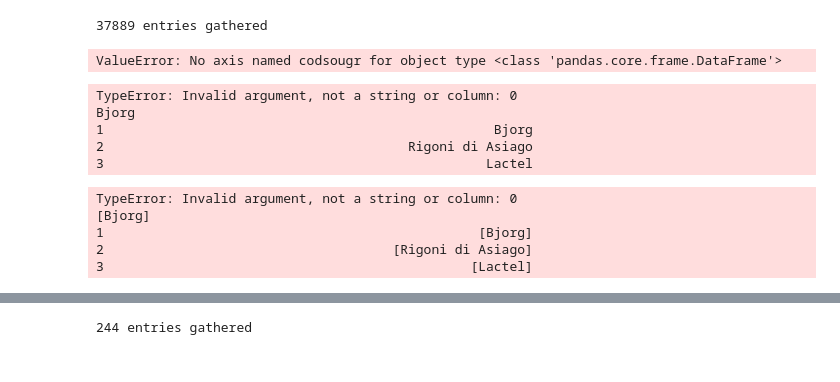
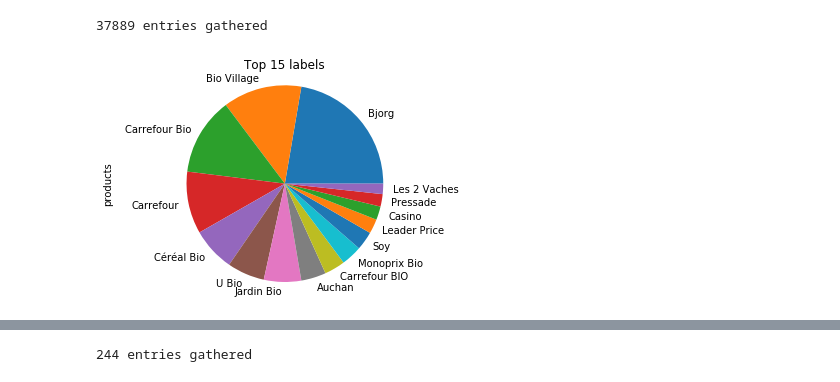
Before and after one commit to KingOfCola/ADAX-project, a Jupyter notebook: project/notebook/projectTests.ipynb, the cells around one changed output, grey strips where cells are left out. Drawn from its saved outputs; the diff is of its cells as text; code cells hidden in the pictures.

Commit message:
format and plot functions

```diff
--- a/project/notebook/projectTests.ipynb
+++ b/project/notebook/projectTests.ipynb
@@ -198,30 +215,15 @@ plt.show()
 organicBrandsDf = getOFFDataFrameDict({"tagtype_0": "labels", "tag_contains_0": "contains","tag_0": "organic"})
 # %% [output]
 37889 entries gathered
-# %%
-dfNomenclature.groupby("codgr", "sougr").agg({"libgr": "max", "libgr": "max"})
-# %% [output]
-ValueError: No axis named codsougr for object type <class 'pandas.core.frame.DataFrame'>
 # %%
-organicBrand =
-organicBrand["nbrands"] = 1./(organicBrand["brands"].str.count(pat =", ")+1)
-organicBrand = organicBrand.select(explode(organicBrand["brands"].str.split(pat =", ", expand=False)).alias("brand"))
-organicBrand = organicBrand.groupby("brand").agg({"brand": "max", "nbrands": "sum"}).rename(columns = {"_id":"products"})
+organicBrand = organicBrandsDf.copy()
+organicBrand["brand"] = organicBrand["brands"].str.split(pat =",", expand=True)[0]
+organicBrand = organicBrand.groupby("brand").agg({"brand": "max", "_id": "count"}).rename(columns = {"_id":"products"})
 organicBrand = organicBrand.sort_values("products", ascending=False)
 df = organicBrand.head(15)
-df.plot.pie(labels=df["brands"], y="products", legend=False)
+df.plot.pie(labels=df["brand"], y="products", legend=False)
 plt.axis("equal")
 plt.title("Top 15 labels")
 plt.show()
 # %% [output]
-TypeError: Invalid argument, not a string or column: 0                                                  Bjorg
-1                                                  Bjorg
-2                                       Rigoni di Asiago
-3                                                 Lactel
+[figure, added]
-# %%
-explode(organicBrand["brands"].str.split(pat =",", expand=False))
-# %% [output]
-TypeError: Invalid argument, not a string or column: 0                                                [Bjorg]
-1                                                [Bjorg]
-2                                     [Rigoni di Asiago]
-3                                               [Lactel]
```
Also changed, not shown: parts of 2 cells of this notebook, 1 other file.
